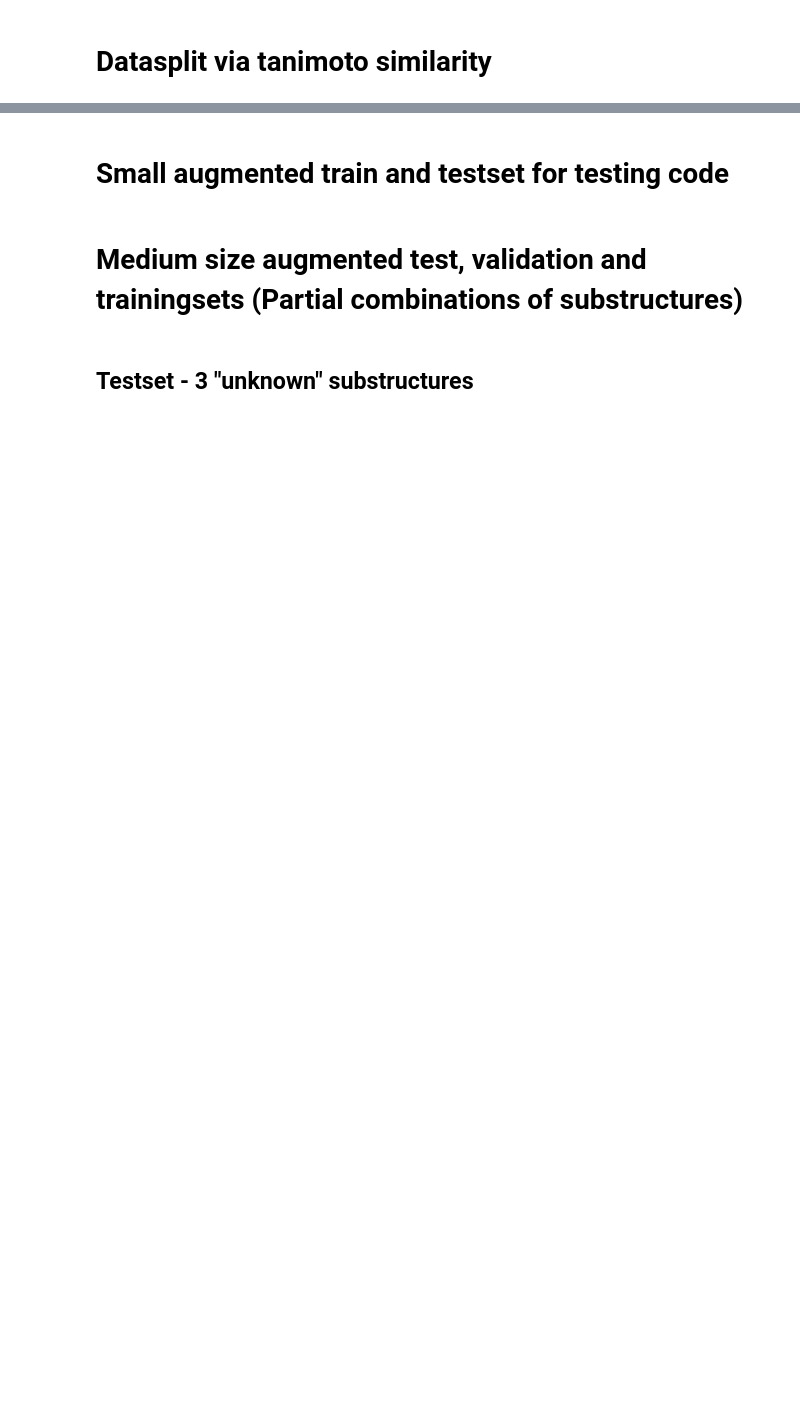
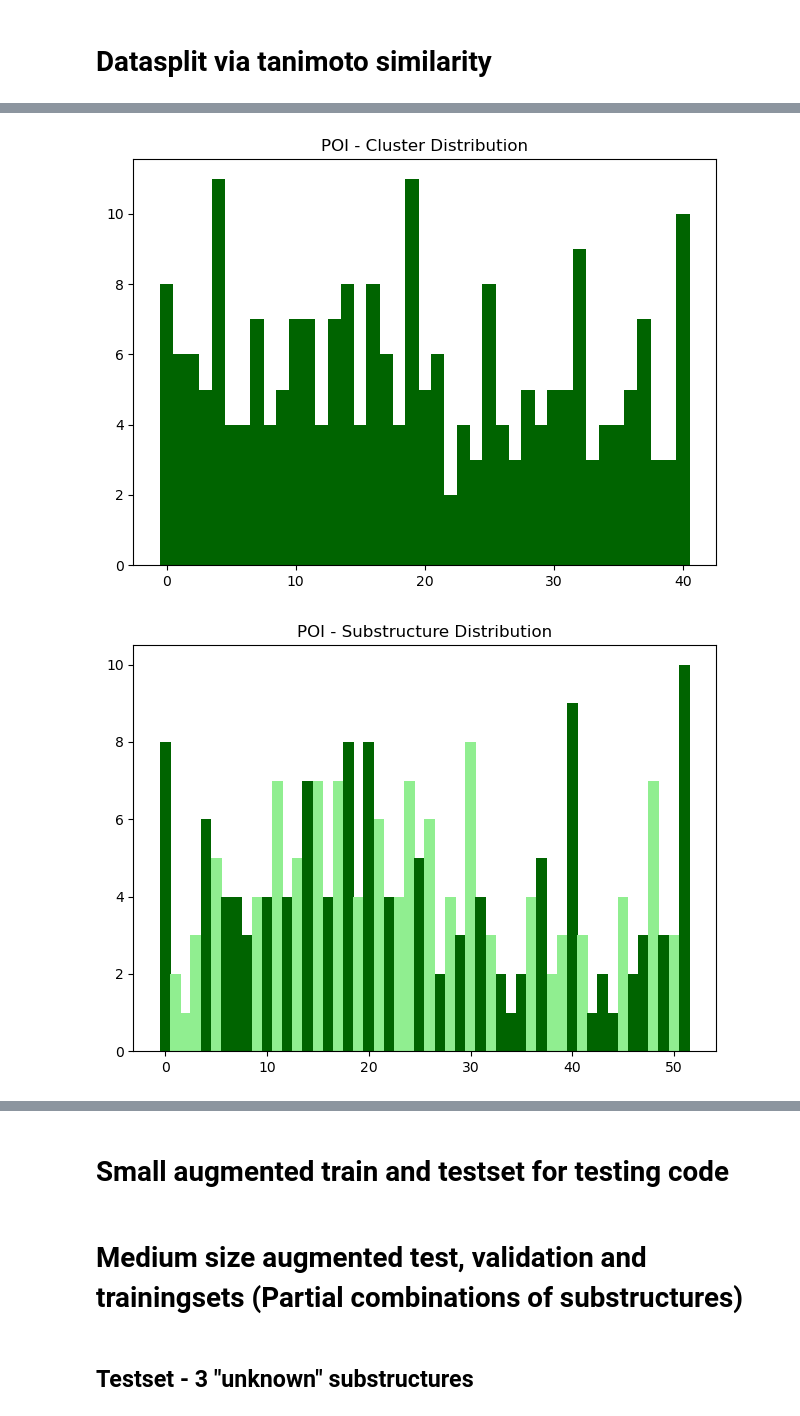
Before and after one commit to ribesstefano/PROTAC-Splitter, a Jupyter notebook: notebooks/GNN/1.1_load_data.ipynb, the cells around one changed output, grey strips where cells are left out. Drawn from its saved outputs; the diff is of its cells as text; code cells hidden in the pictures; blank space fills up the shorter version.

```diff
--- a/notebooks/GNN/1.1_load_data.ipynb
+++ b/notebooks/GNN/1.1_load_data.ipynb
@@ -1020,0 +1271,5 @@ The most similar test molecule to any other training molecule:
+# %%
+barplot_from_protac_substructureindices_list(augmented_protac_substructureindices_list=test_protac_augmented_protac_substructureindices_list)
+# %% [output]
+[figure, added]
+[figure, added]
```
Also changed, not shown: parts of 63 cells of this notebook.
